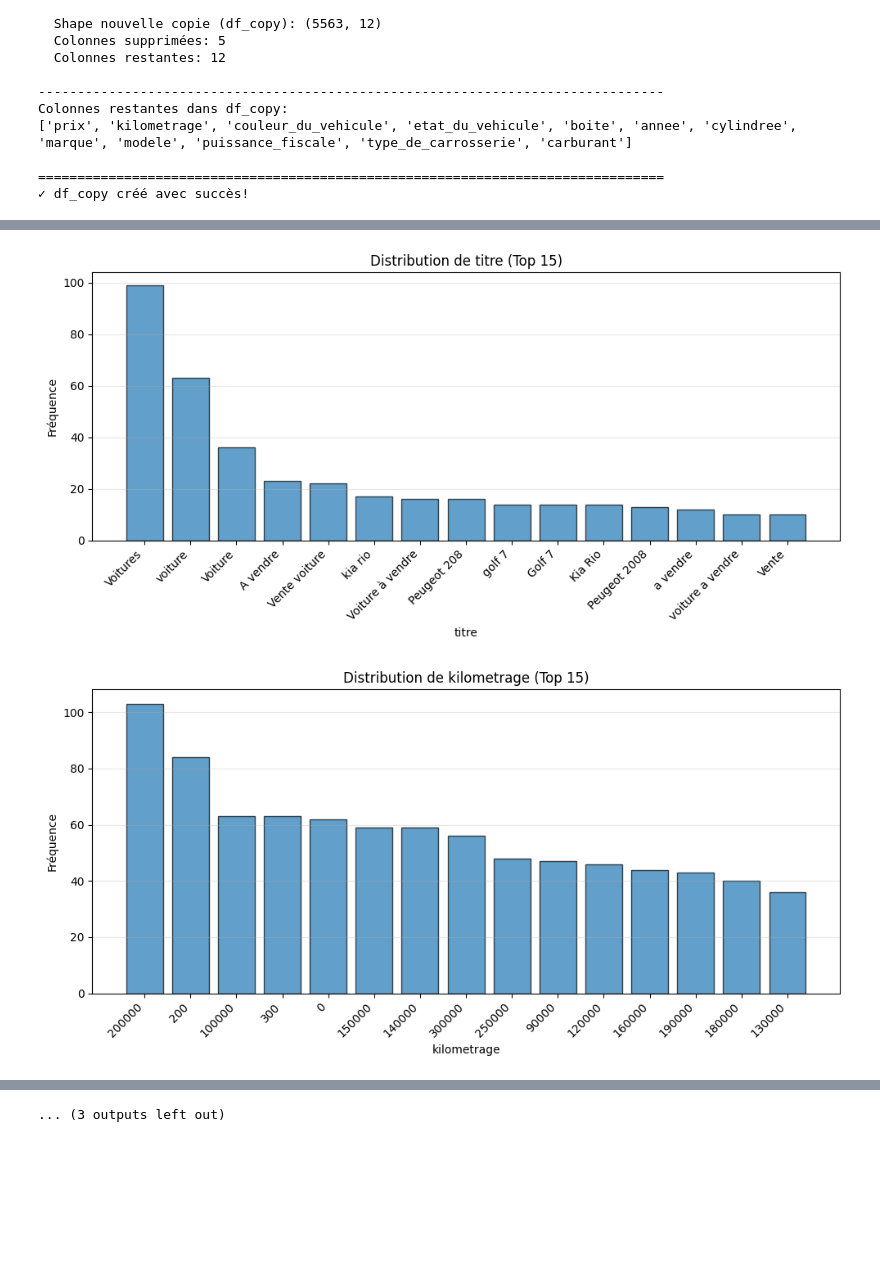
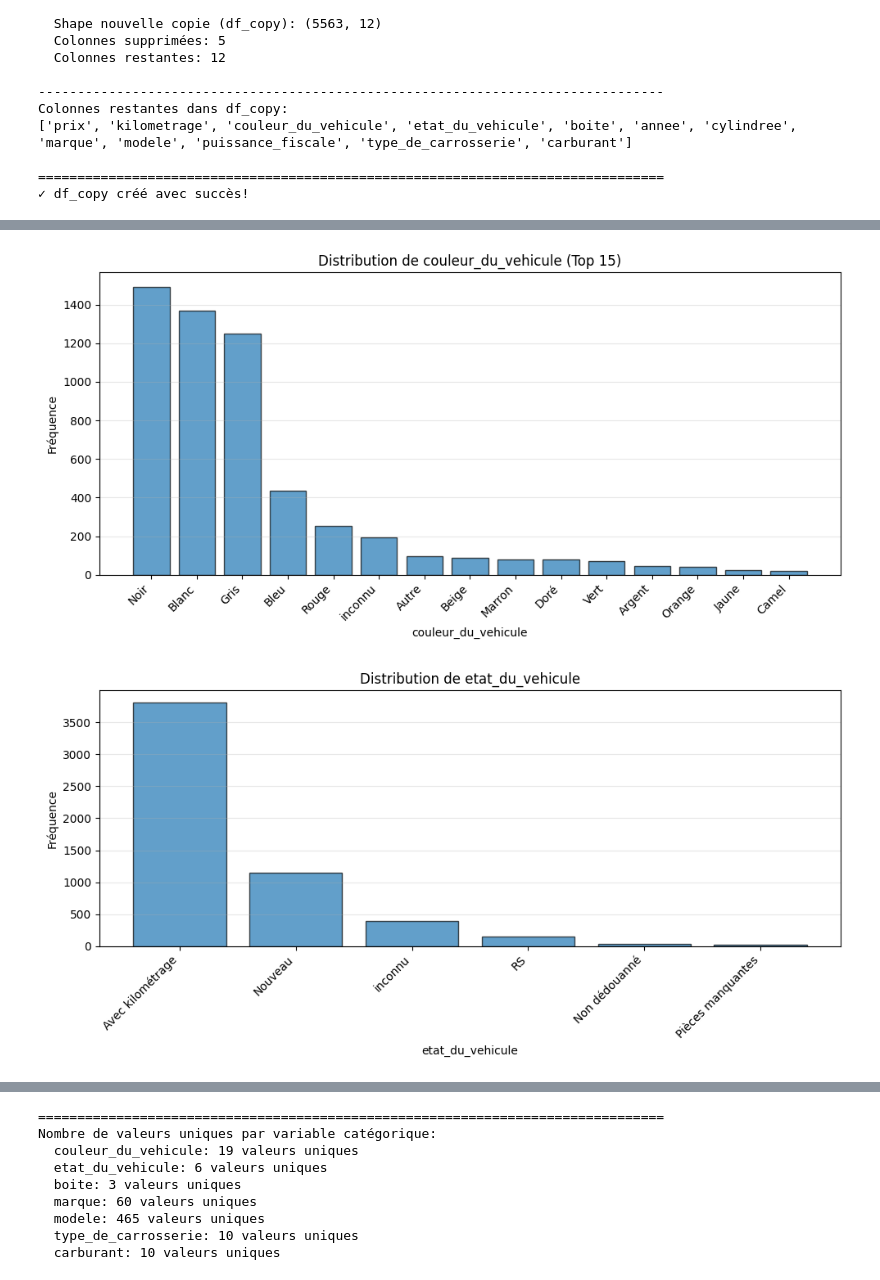
Before and after one commit to edamkhabou/Prediction_prix_voiture-, a Jupyter notebook: PreProcessing.ipynb, the cells around one changed output, grey strips where cells are left out. Saved outputs shown, nothing was run; the diff lists cells and outputs as text; code cells hidden in the pictures; blank space fills up the shorter version.

```diff
--- a/PreProcessing.ipynb
+++ b/PreProcessing.ipynb
@@ -1673,0 +1818,33 @@ marque                                9     0.168004
+# %%
+# 🔧 NETTOYAGE DES VALEURS CATÉGORIELLES ABERRANTES
+print("="*80)
+print("NETTOYAGE DES VALEURS CATÉGORIELLES")
+print("="*80)
+
+# 1. Nettoyage de la colonne 'carburant' - Supprimer les valeurs aberrantes
+valeurs_aberrantes_carburant = ['📞 Contact :', '✔️ Idéale pour la ville']
+for val in valeurs_aberrantes_carburant:
+    count_avant = (df_copy['carburant'] == val).sum()
+    if count_avant > 0:
+        df_copy.loc[df_copy['carburant'] == val, 'carburant'] = np.nan
+
+# 2. Nettoyage de la colonne 'boite' - Remplacer '6' par 'manuelle'
+count_6 = (df_copy['boite'] == '6').sum()
+if count_6 > 0:
+    df_copy.loc[df_copy['boite'] == '6', 'boite'] = 'manuelle'
+
+# 3. Nettoyage de la colonne 'couleur_du_vehicule' - Unifier 'or' et 'Doré'
+count_or = (df_copy['couleur_du_vehicule'] == 'or').sum()
+count_dore = (df_copy['couleur_du_vehicule'] == 'Doré').sum()
+
+# Unifier vers 'or' (minuscule)
+df_copy.loc[df_copy['couleur_du_vehicule'] == 'Or', 'couleur_du_vehicule'] = 'Doré'
+count_apres = (df_copy['couleur_du_vehicule'] == 'Doré').sum()
+
+print("\n" + "="*80)
+print("RÉSUMÉ DES MODIFICATIONS:")
+print("-"*80)
+print(f"  • carburant: Valeurs aberrantes supprimées → {df_copy['carburant'].isnull().sum()} NaN ajoutés")
+print(f"  • boite: '6' → 'manuelle' ({count_6} modifications)")
+print(f"  • couleur_du_vehicule: 'or' et 'Doré' unifiés ({count_dore} modifications)")
+print("="*80)
@@ -1681,6 +1870,7 @@ categorical_cols_copy = df_copy.select_dtypes(include=['object']).columns.tolist
 
 for col in categorical_cols_copy:
     missing_count = df_copy[col].isnull().sum()
+    df_copy[col].replace('nan','inconnu',inplace=True)
     if missing_count > 0:
         df_copy[col].fillna('inconnu', inplace=True)
         print(f"✓ {col}: {missing_count} valeurs manquantes remplacées par 'inconnu'")
@@ -1911,31 +2113,31 @@ for col in numerical_cols:
 # %%
 # Distribution des variables catégoriques
-for col in categorical_cols:
-    value_counts = df[col].value_counts()
+for col in categorical_cols_copy:
+    value_counts = df_copy[col].value_counts()
 
     # Limiter à 15 catégories les plus fréquentes si nécessaire
     if len(value_counts) > 15:
         value_counts = value_counts.head(15)
         title = f'Distribution de {col} (Top 15)'
     else:
         title = f'Distribution de {col}'
 
     plt.figure(figsize=(10, 5))
     plt.bar(range(len(value_counts)), value_counts.values, alpha=0.7, edgecolor='black')
     plt.title(title)
     plt.xlabel(col)
     plt.ylabel('Fréquence')
     plt.xticks(range(len(value_counts)), value_counts.index, rotation=45, ha='right')
     plt.grid(True, alpha=0.3, axis='y')
     plt.tight_layout()
     plt.show()
 
 # Afficher le nombre de valeurs uniques pour chaque variable catégorique
 print(f"\n{'='*80}")
 print("Nombre de valeurs uniques par variable catégorique:")
-for col in categorical_cols:
-    unique_count = df[col].nunique()
+for col in categorical_cols_copy:
+    unique_count = df_copy[col].nunique()
     print(f"  {col}: {unique_count} valeurs uniques")
 # %% [output]
-[figure, old version]
+[figure, new version]
-[figure, old version]
+[figure, new version]
@@ -1952,2 +2149,10 @@ for col in categorical_cols:
-... (3 outputs left out)
+================================================================================
+Nombre de valeurs uniques par variable catégorique:
+  couleur_du_vehicule: 19 valeurs uniques
+  etat_du_vehicule: 6 valeurs uniques
+  boite: 3 valeurs uniques
+  marque: 60 valeurs uniques
+  modele: 465 valeurs uniques
+  type_de_carrosserie: 10 valeurs uniques
+  carburant: 10 valeurs uniques
 # %%
```
Also changed, not shown: parts of 34 cells of this notebook, 6 other files.
